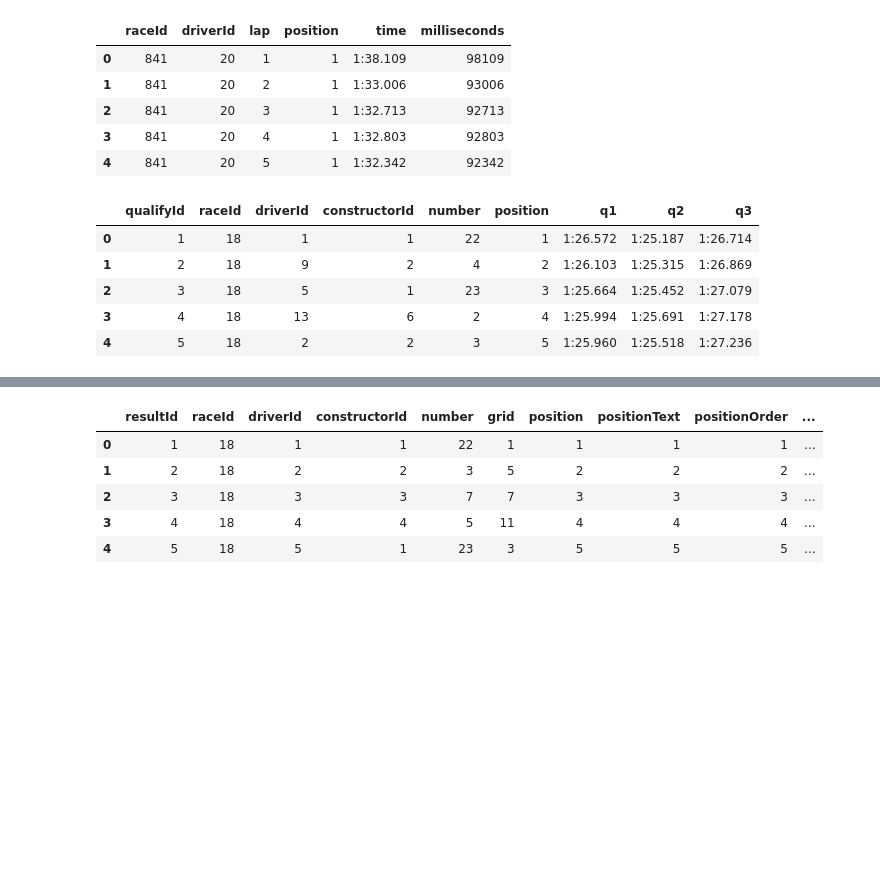
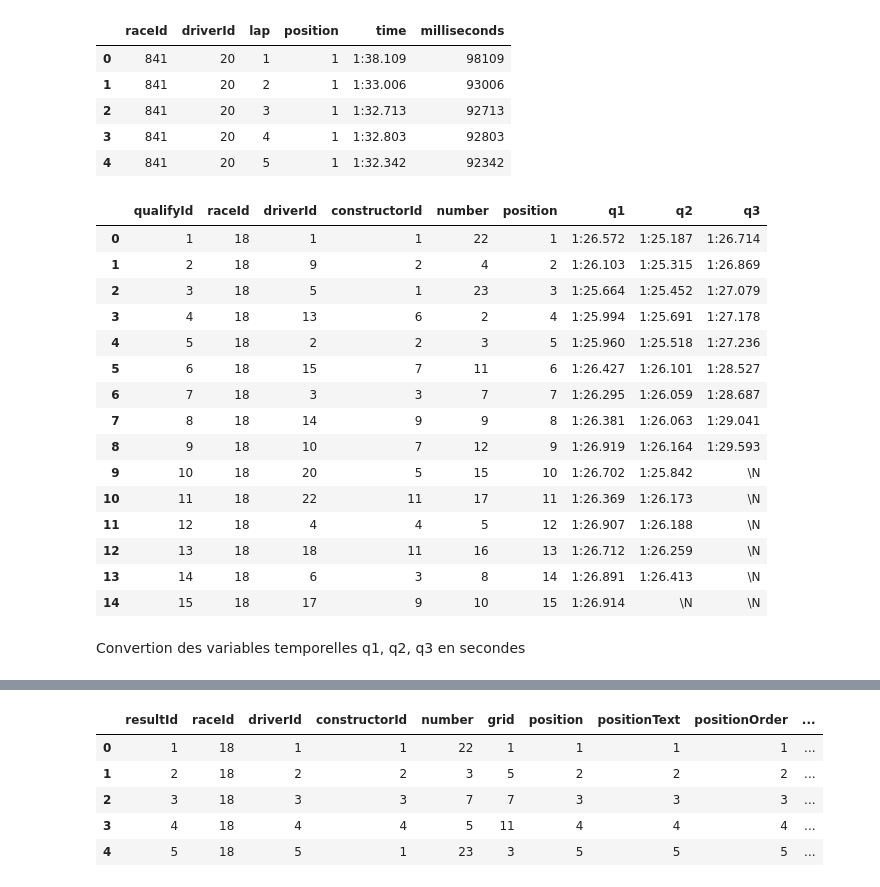
Before and after one commit to Math-ieu/Projet-PACTE-4A, a Jupyter notebook: f1-pacte.ipynb, the cells around one changed output, grey strips where cells are left out. Saved outputs shown, nothing was run; the diff lists cells and outputs as text; code cells hidden in the pictures; blank space fills up the shorter version.

```diff
--- a/f1-pacte.ipynb
+++ b/f1-pacte.ipynb
@@ -70,11 +70,23 @@ lap_times.head()
 | 3 | 841 | 20 | 4 | 1 | 1:32.803 | 92803 |
 | 4 | 841 | 20 | 5 | 1 | 1:32.342 | 92342 |
 # %%
-qualifying.head()
+qualifying.head(15)
 # %% [output]
 |  | qualifyId | raceId | driverId | constructorId | number | position | q1 | q2 | q3 |
 | 0 | 1 | 18 | 1 | 1 | 22 | 1 | 1:26.572 | 1:25.187 | 1:26.714 |
 | 1 | 2 | 18 | 9 | 2 | 4 | 2 | 1:26.103 | 1:25.315 | 1:26.869 |
 | 2 | 3 | 18 | 5 | 1 | 23 | 3 | 1:25.664 | 1:25.452 | 1:27.079 |
 | 3 | 4 | 18 | 13 | 6 | 2 | 4 | 1:25.994 | 1:25.691 | 1:27.178 |
 | 4 | 5 | 18 | 2 | 2 | 3 | 5 | 1:25.960 | 1:25.518 | 1:27.236 |
+| 5 | 6 | 18 | 15 | 7 | 11 | 6 | 1:26.427 | 1:26.101 | 1:28.527 |
+| 6 | 7 | 18 | 3 | 3 | 7 | 7 | 1:26.295 | 1:26.059 | 1:28.687 |
+| 7 | 8 | 18 | 14 | 9 | 9 | 8 | 1:26.381 | 1:26.063 | 1:29.041 |
+| 8 | 9 | 18 | 10 | 7 | 12 | 9 | 1:26.919 | 1:26.164 | 1:29.593 |
+| 9 | 10 | 18 | 20 | 5 | 15 | 10 | 1:26.702 | 1:25.842 | \N |
+| 10 | 11 | 18 | 22 | 11 | 17 | 11 | 1:26.369 | 1:26.173 | \N |
+| 11 | 12 | 18 | 4 | 4 | 5 | 12 | 1:26.907 | 1:26.188 | \N |
+| 12 | 13 | 18 | 18 | 11 | 16 | 13 | 1:26.712 | 1:26.259 | \N |
+| 13 | 14 | 18 | 6 | 3 | 8 | 14 | 1:26.891 | 1:26.413 | \N |
+| 14 | 15 | 18 | 17 | 9 | 10 | 15 | 1:26.914 | \N | \N |
+# %% [markdown]
+Convertion des variables temporelles q1, q2, q3 en secondes
```
Also changed, not shown: parts of 10 cells of this notebook.
